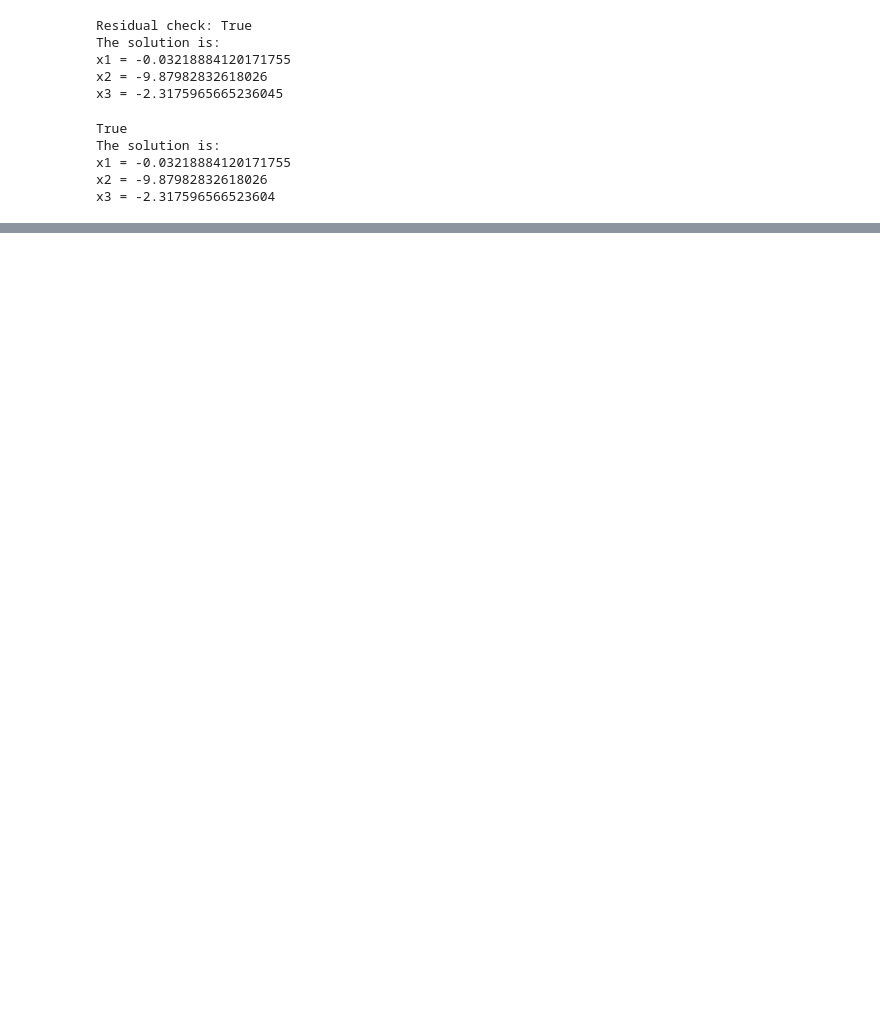
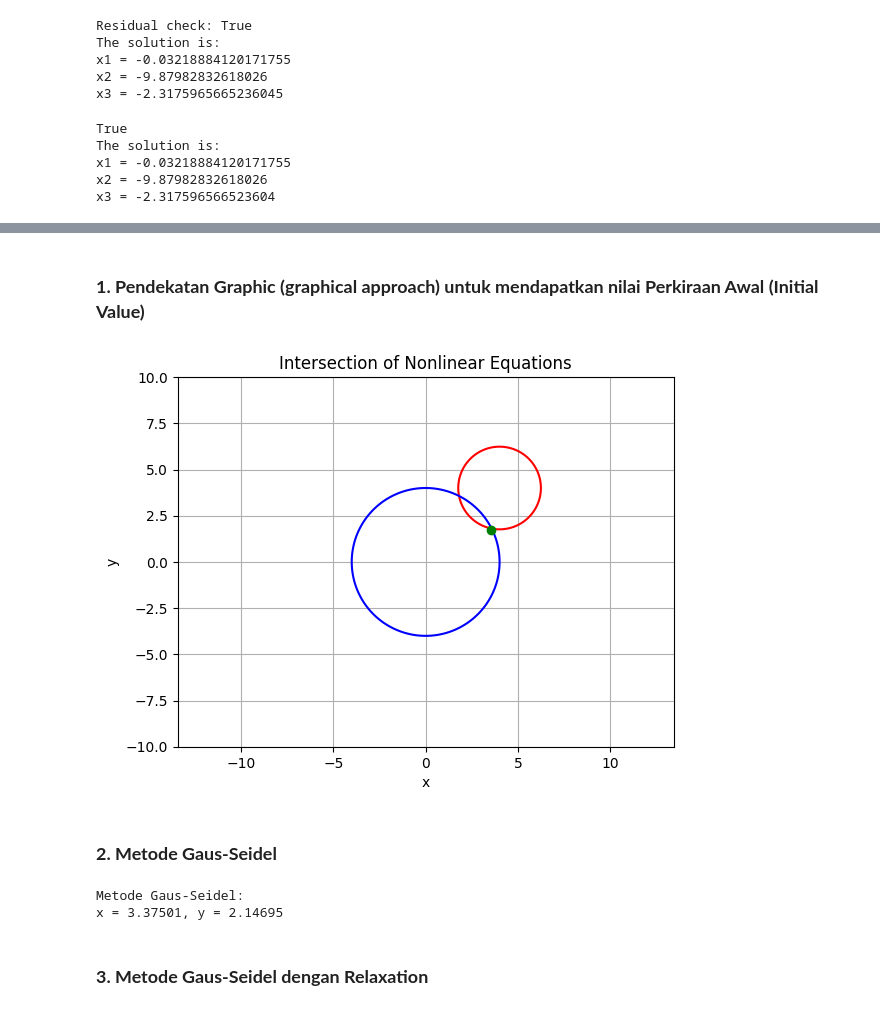
Before and after one commit to jonekaa/Numerical-Method-Project, a Jupyter notebook: Numerical-Method-Project.ipynb, the cells around one changed output, grey strips where cells are left out. Drawn from its saved outputs; the diff is of its cells as text; code cells hidden in the pictures; blank space fills up the shorter version.

```diff
--- a/Numerical-Method-Project.ipynb
+++ b/Numerical-Method-Project.ipynb
@@ -412,0 +498,67 @@ print(inv)
+# %% [markdown]
+### **1. Pendekatan Graphic (graphical approach) untuk mendapatkan nilai Perkiraan Awal (Initial Value)**
+# %%
+import numpy as np
+import matplotlib.pyplot as plt
+
+# Persamaan pertama: (x − 4)² + (y − 4)² = 5
+x1 = np.linspace(-10, 10, 400)
+y1 = np.linspace(-10, 10, 400)
+X1, Y1 = np.meshgrid(x1, y1)
+Z1 = (X1 - 4)**2 + (Y1 - 4)**2 - 5
+
+# Persamaan kedua: x² + y² = 16
+x2 = np.linspace(-10, 10, 400)
+y2 = np.linspace(-10, 10, 400)
+X2, Y2 = np.meshgrid(x2, y2)
+Z2 = X2**2 + Y2**2 - 16
+
+# Plot persamaan-persamaan
+plt.contour(X1, Y1, Z1, [0], colors='r')
+plt.contour(X2, Y2, Z2, [0], colors='b')
+
+# Tandai titik perpotongan
+plt.plot(3.55, 1.73, 'go')
+
+plt.xlabel('x')
+plt.ylabel('y')
+plt.title('Intersection of Nonlinear Equations')
+plt.grid(True)
+plt.axis('equal')
+plt.show()
+# %% [output]
+[figure, added]
+# %% [markdown]
+### **2. Metode Gaus-Seidel**
+# %%
+def gauss_seidel(x_awal, y_awal, epsilon):
+    x_lama = x_awal
+    y_lama = y_awal
+    x_baru = 0
+    y_baru = 0
+    error = 1
+
+    while error > error_stop:
+        x_baru = (x_lama**2 - y_lama + 0.75) / (1 + 5*y_lama)
+        y_baru = (x_baru**2) - 5*x_baru*y_lama
+
+        error = max(abs(x_baru - x_lama), abs(y_baru - y_lama))
+        x_lama = x_baru
+        y_lama = y_baru
+
+    return x_baru, y_baru
+
+# Menyelesaikan persamaan dengan metode Gaus-Seidel
+x_awal = 2.2
+y_awal = 3.07
+error_stop = 1e-4
+
+x_solution, y_solution = gauss_seidel(x_awal, y_awal, error_stop)
+
+print("Metode Gaus-Seidel:")
+print(f"x = {x_solution:.5f}, y = {y_solution:.5f}")
+# %% [output]
+Metode Gaus-Seidel:
+x = 3.37501, y = 2.14695
+# %% [markdown]
+### **3. Metode Gaus-Seidel dengan Relaxation**
```
Also changed, not shown: parts of 26 cells of this notebook.
